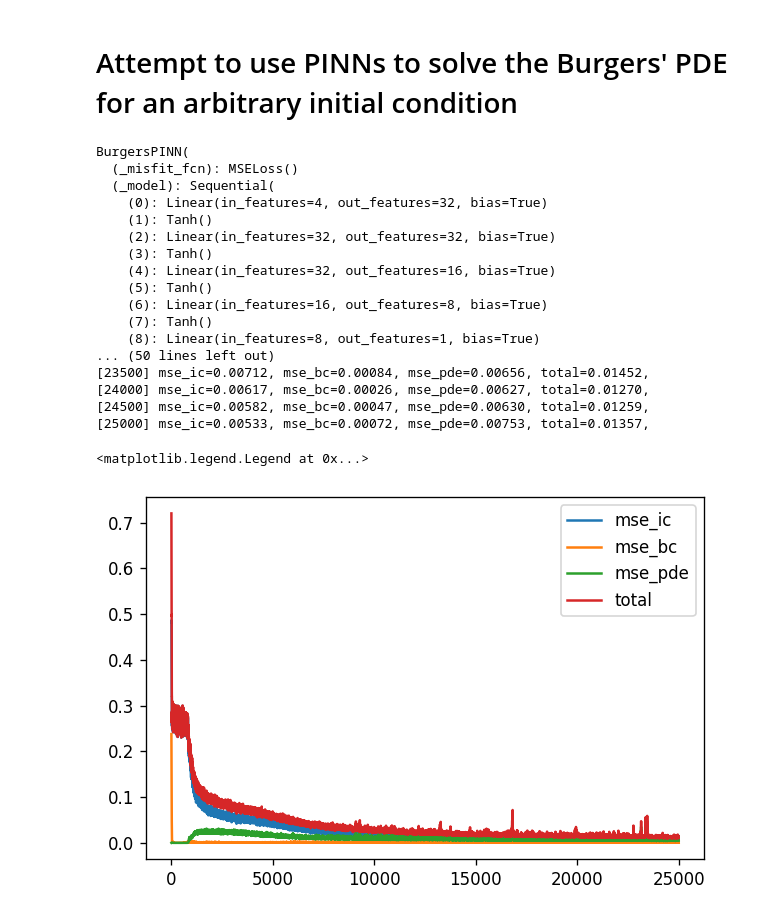
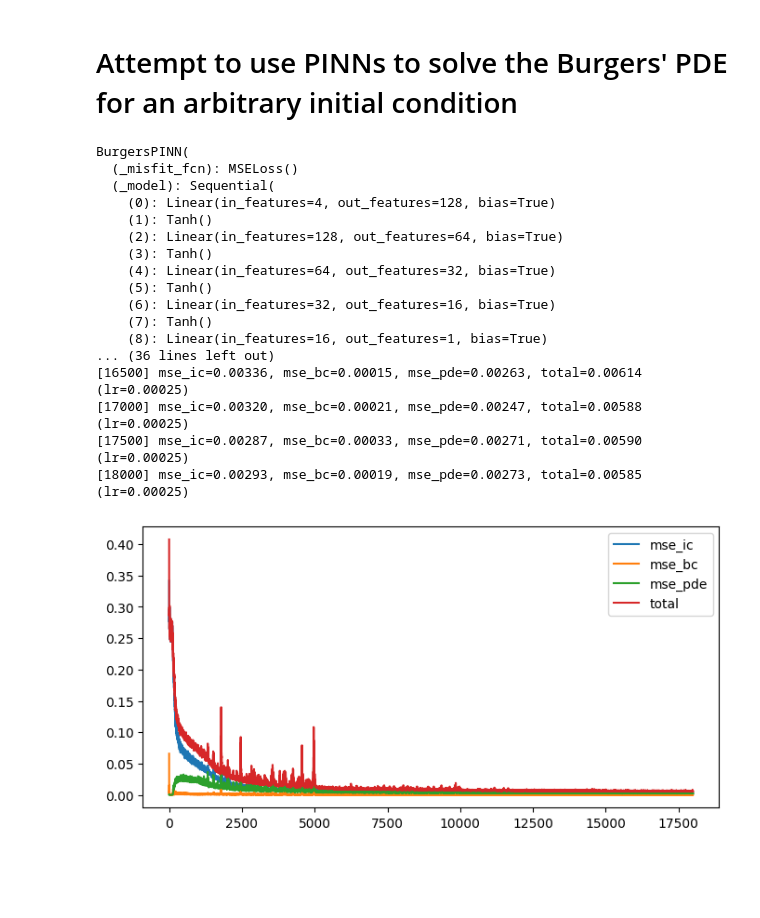
Before and after one commit to arpaiva/PINNs, a Jupyter notebook: PINNs_BurgersPDE_CondInit.ipynb, the cells around one changed output. Cells and saved outputs as stored; diff of their text form; code cells hidden in the pictures; blank space fills up the shorter version.

Commit message:
Refine network parameters and add LR scheduler

```diff
--- a/PINNs_BurgersPDE_CondInit.ipynb
+++ b/PINNs_BurgersPDE_CondInit.ipynb
@@ -14,12 +12,12 @@ class BurgersPINN(nn.Module):
     """Physics-informed neural nets (PINNS) to solve Burgers' equation."""
 
     def __init__(self,
-                 nn_arch=[32, 16, 16, 8],
+                 nn_arch=[128, 64, 32, 16],
                  activation_fcn=torch.nn.Tanh,
                  misfit_fcn=torch.nn.MSELoss(),
-                 freq_range=(0.5, 0.6),
-                 phase_range=(-np.pi/8, np.pi/8),
-                 n_ic_funcs=4,
+                 freq_range=(0.5, 1.0),
+                 phase_range=(-np.pi/4, np.pi/4),
+                 n_ic_funcs=None,
                  n_initcond_pts=512,
                  n_boundary_pts=256,
                  n_collocation_pts=1024,
@@ -30,7 +28,8 @@ class BurgersPINN(nn.Module):
             activation_fcn - nn.Module nonlinearity class applied to the output
                       of hidden layer nodes (not applied to output layer)
             misfit_fcn  - training loss/objective function
-            n_ic_funcs - number of random initial condition functions per step
+            n_ic_funcs - number of random initial condition functions per step;
+                      set to `None` to initialize it to `n_initcond_pts`
             n_initcond_pts - number of constraint boundary points
             n_boundary_pts - number of boundary points (i.e., x = {-1, +1})
             n_collocation_pts - number of points where to test and ensure
@@ -47,7 +46,7 @@ class BurgersPINN(nn.Module):
         self._misfit_fcn = misfit_fcn
         self._freq_range = freq_range
         self._phase_range = phase_range
-        self._n_ic_funcs = n_ic_funcs
+        self._n_ic_funcs = n_ic_funcs if n_ic_funcs is not None else n_initcond_pts
         self._n_initcond_pts = n_initcond_pts
         self._n_boundary_pts = n_boundary_pts
         self._n_collocation_pts = n_collocation_pts
@@ -169,11 +168,14 @@ class BurgersPINN(nn.Module):
     def train(self,
               learning_rate=1e-3,
               n_iter=1000,
-              disp_iter=10,
               resample_boundary_pts=True,
-              resample_collocation_points=True):
+              resample_collocation_points=True,
+              lr_decay_stepsize=-1,  # values <=0 turn off learning rate decay
+              disp_iter=10):
 
         optimizer = optim.Adam(self.parameters(), lr=learning_rate, amsgrad=True)
+        if lr_decay_stepsize > 0:
+            lr_scheduler = optim.lr_scheduler.StepLR(optimizer, lr_decay_stepsize, gamma=0.5)
 
         f_vals = self.numpy_to_tensor(np.zeros((self._n_collocation_pts, 1)))
 
@@ -190,7 +192,6 @@ class BurgersPINN(nn.Module):
                                                           self._n_initcond_pts,
                                                           self._n_boundary_pts))
             ic_vecs = self.numpy_to_tensor(ic_params)
-            #pdb.set_trace()
 
             # loss on boundary points
             pred_ubc = self(xbc, tbc, ic_vecs[:self._n_boundary_pts])
@@ -213,10 +214,13 @@ class BurgersPINN(nn.Module):
             optimizer.zero_grad()
             loss.backward()
             optimizer.step()
+            if lr_decay_stepsize > 0:
+                lr_scheduler.step()
 
             if it % disp_iter == 0:
                 print(f'[{it:5d}]',
-                      ' '.join([f'{ln}={lv:.5f},' for ln, lv in losses.items()]))
+                      ', '.join([f'{ln}={lv:.5f}' for ln, lv in losses.items()]),
+                      ' (lr={:.5f})'.format(optimizer.param_groups[0]['lr']))
 
         return history
 
@@ -225,44 +229,45 @@ class BurgersPINN(nn.Module):
 # %%
 np.random.seed(1)
 torch.manual_seed(1)
 np.set_printoptions(linewidth=120, precision=3)
 
-pinn = BurgersPINN(nn_arch=[32, 32, 16, 8],
+pinn = BurgersPINN(nn_arch=[128, 64, 32, 16],
                    freq_range=(0.5, 1.5),
                    phase_range=(-np.pi, np.pi),
-                   n_ic_funcs=512,
-                   n_initcond_pts=512,
-                   n_collocation_pts=1024,
+                   n_initcond_pts=1024,
+                   n_collocation_pts=2048,
                    n_boundary_pts=256)
 print(pinn)
 print(pinn._device)
 
-h = pinn.train(learning_rate=0.001, n_iter=25001, disp_iter=500)
+h = pinn.train(learning_rate=0.002,
+               n_iter=18001,
+               lr_decay_stepsize=5000,
+               disp_iter=500)
 
-plt.figure(dpi=120)
+plt.figure(figsize=(8, 4), dpi=100)
 for l in h.columns:
     plt.plot(h[l], '-', label=l)
-plt.legend()
+plt.legend();
 # %% [output]
 BurgersPINN(
   (_misfit_fcn): MSELoss()
   (_model): Sequential(
-    (0): Linear(in_features=4, out_features=32, bias=True)
+    (0): Linear(in_features=4, out_features=128, bias=True)
     (1): Tanh()
-    (2): Linear(in_features=32, out_features=32, bias=True)
+    (2): Linear(in_features=128, out_features=64, bias=True)
     (3): Tanh()
-    (4): Linear(in_features=32, out_features=16, bias=True)
+    (4): Linear(in_features=64, out_features=32, bias=True)
     (5): Tanh()
-    (6): Linear(in_features=16, out_features=8, bias=True)
+    (6): Linear(in_features=32, out_features=16, bias=True)
     (7): Tanh()
-    (8): Linear(in_features=8, out_features=1, bias=True)
-... (50 lines left out)
-[23500] mse_ic=0.00712, mse_bc=0.00084, mse_pde=0.00656, total=0.01452,
-[24000] mse_ic=0.00617, mse_bc=0.00026, mse_pde=0.00627, total=0.01270,
-[24500] mse_ic=0.00582, mse_bc=0.00047, mse_pde=0.00630, total=0.01259,
-[25000] mse_ic=0.00533, mse_bc=0.00072, mse_pde=0.00753, total=0.01357,
+    (8): Linear(in_features=16, out_features=1, bias=True)
+... (36 lines left out)
+[16500] mse_ic=0.00336, mse_bc=0.00015, mse_pde=0.00263, total=0.00614  (lr=0.00025)
+[17000] mse_ic=0.00320, mse_bc=0.00021, mse_pde=0.00247, total=0.00588  (lr=0.00025)
+[17500] mse_ic=0.00287, mse_bc=0.00033, mse_pde=0.00271, total=0.00590  (lr=0.00025)
+[18000] mse_ic=0.00293, mse_bc=0.00019, mse_pde=0.00273, total=0.00585  (lr=0.00025)
-<matplotlib.legend.Legend at 0x...>
-[figure, old version]
+[figure, new version]
 # %%
 def pinn_solution(pinn, ic_freq, ic_phase):
     xg, tg = np.meshgrid(np.linspace(-1, 1, 201), np.linspace(0, 1, 101))
```
Also changed, not shown: parts of 2 cells of this notebook.
